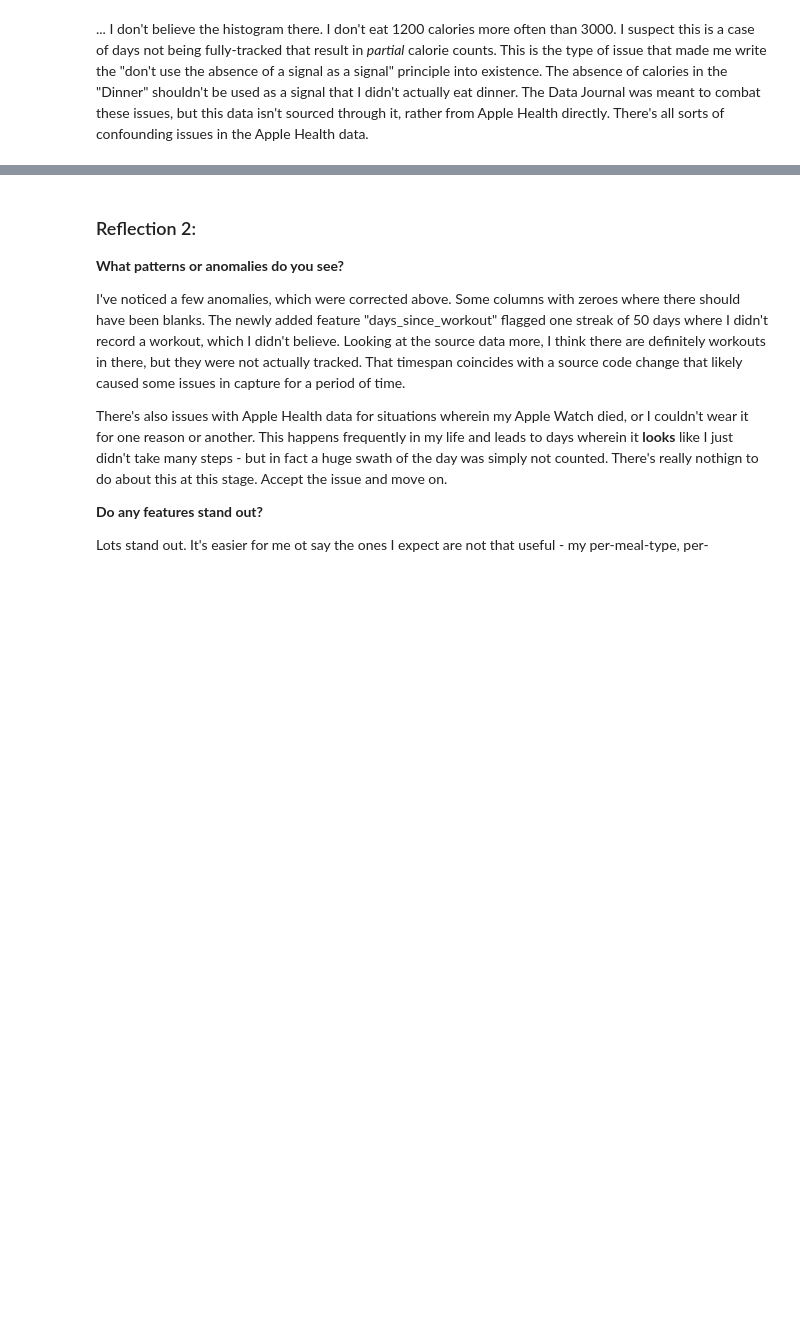
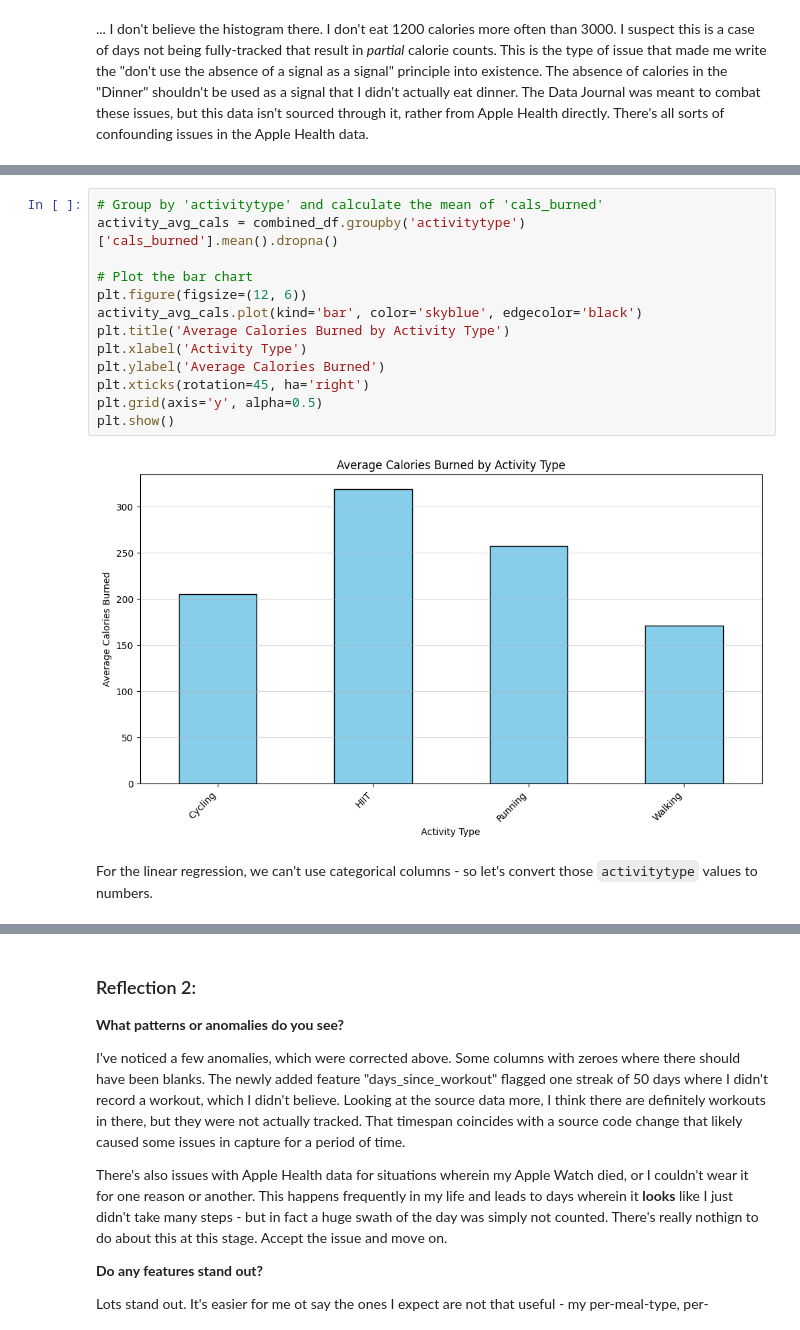
Before and after one commit to aarongilly/ml_regression_gillespie, a Jupyter notebook: gillespie_ml_data_journal.ipynb, the cells around one changed output, grey strips where cells are left out. Drawn from its saved outputs; the diff is of its cells as text; blank space fills up the shorter version.

```diff
--- a/gillespie_ml_data_journal.ipynb
+++ b/gillespie_ml_data_journal.ipynb
@@ -359,0 +371,17 @@ plt.show()
+# %%
+# Group by 'activitytype' and calculate the mean of 'cals_burned'
+activity_avg_cals = combined_df.groupby('activitytype')['cals_burned'].mean().dropna()
+
+# Plot the bar chart
+plt.figure(figsize=(12, 6))
+activity_avg_cals.plot(kind='bar', color='skyblue', edgecolor='black')
+plt.title('Average Calories Burned by Activity Type')
+plt.xlabel('Activity Type')
+plt.ylabel('Average Calories Burned')
+plt.xticks(rotation=45, ha='right')
+plt.grid(axis='y', alpha=0.5)
+plt.show()
+# %% [output]
+[figure, added]
+# %% [markdown]
+For the linear regression, we can't use categorical columns - so let's convert those `activitytype` values to numbers.
```
Also changed, not shown: parts of 5 cells of this notebook.
